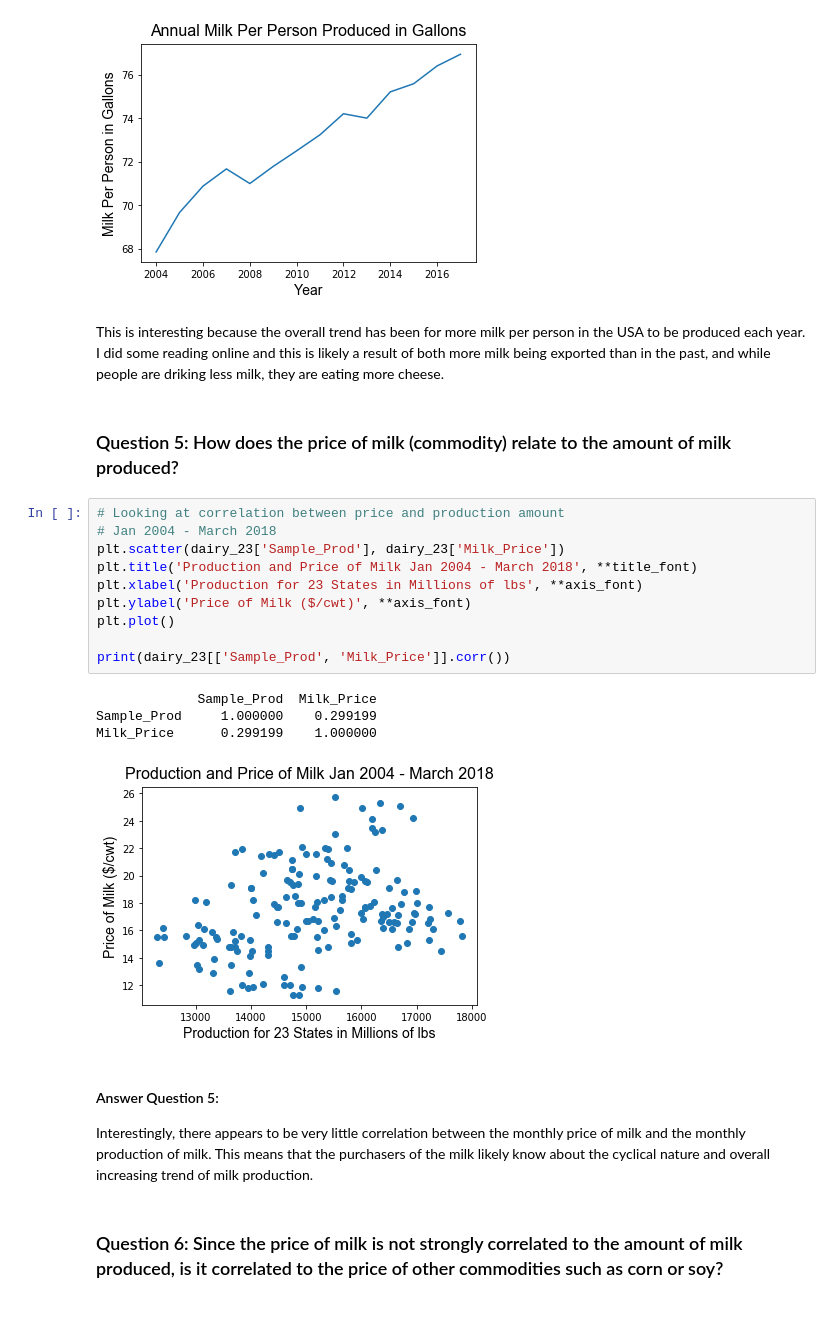
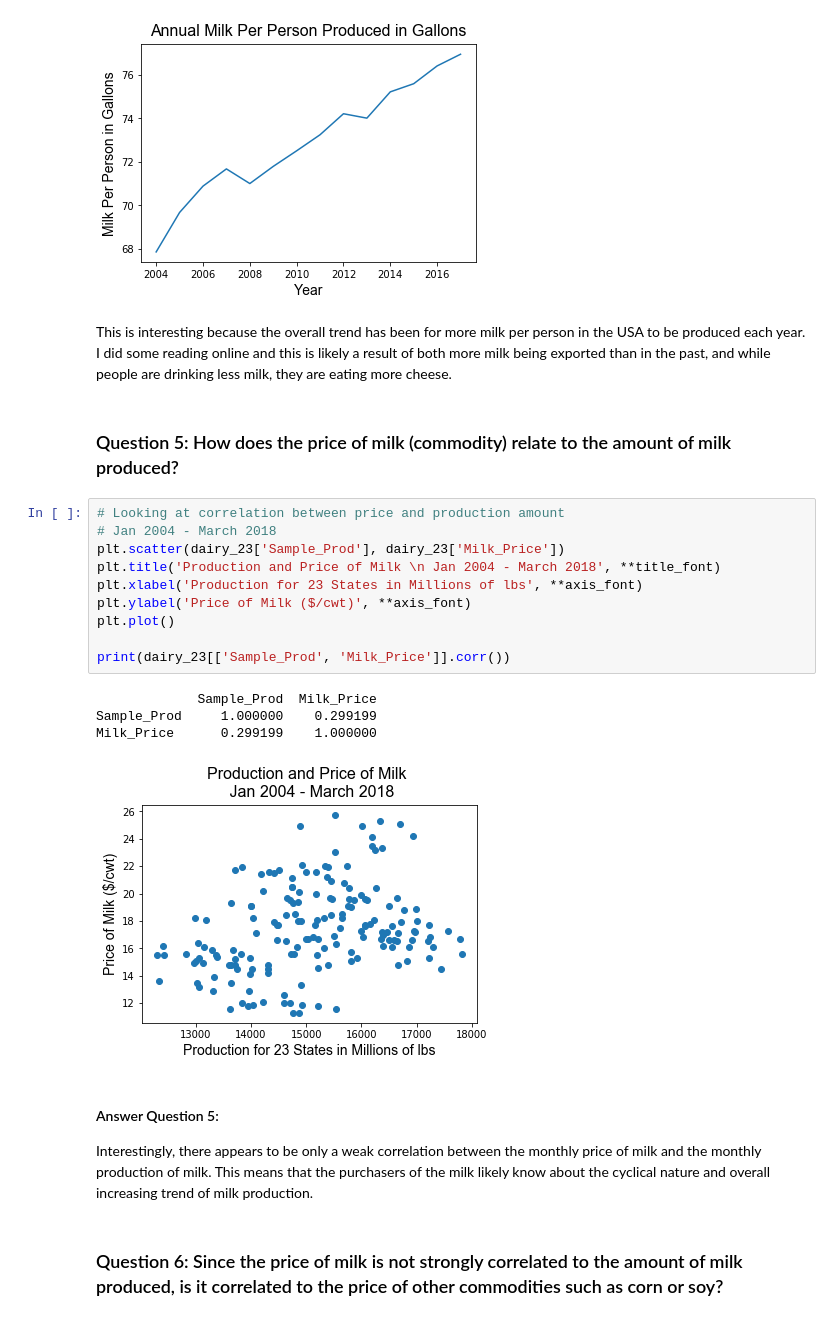
Before and after one commit to cbevis/Thinkful_U4_Milk_Prices, a Jupyter notebook: U4_Capstone_2.ipynb, the cells around one changed output. Saved outputs shown, nothing was run; the diff lists cells and outputs as text.

```diff
--- a/U4_Capstone_2.ipynb
+++ b/U4_Capstone_2.ipynb
@@ -497,27 +508,27 @@ plt.show()
 # %% [output]
 [figure]
 # %% [markdown]
-This is interesting because the overall trend has been for more milk per person in the USA to be produced each year. I did some reading online and this is likely a result of both more milk being exported than in the past, and while people are driking less milk, they are eating more cheese.
+This is interesting because the overall trend has been for more milk per person in the USA to be produced each year. I did some reading online and this is likely a result of both more milk being exported than in the past, and while people are drinking less milk, they are eating more cheese.
 # %% [markdown]
 ### Question 5: How does the price of milk (commodity) relate to the amount of milk produced?
 # %%
 # Looking at correlation between price and production amount
 # Jan 2004 - March 2018
 plt.scatter(dairy_23['Sample_Prod'], dairy_23['Milk_Price'])
-plt.title('Production and Price of Milk Jan 2004 - March 2018', **title_font)
+plt.title('Production and Price of Milk \n Jan 2004 - March 2018', **title_font)
 plt.xlabel('Production for 23 States in Millions of lbs', **axis_font)
 plt.ylabel('Price of Milk ($/cwt)', **axis_font)
 plt.plot()
 
 print(dairy_23[['Sample_Prod', 'Milk_Price']].corr())
 # %% [output]
              Sample_Prod  Milk_Price
 Sample_Prod     1.000000    0.299199
 Milk_Price      0.299199    1.000000
-[figure, old version]
+[figure, new version]
 # %% [markdown]
 #### Answer Question 5:
-Interestingly, there appears to be very little correlation between the monthly price of milk and the monthly production of milk. This means that the purchasers of the milk likely know about the cyclical nature and overall increasing trend of milk production.
+Interestingly, there appears to be only a weak correlation between the monthly price of milk and the monthly production of milk. This means that the purchasers of the milk likely know about the cyclical nature and overall increasing trend of milk production.
 # %% [markdown]
 ### Question 6: Since the price of milk is not strongly correlated to the amount of milk produced, is it correlated to the price of other commodities such as corn or soy?
 # %%
```
Also changed, not shown: parts of 17 cells of this notebook.
